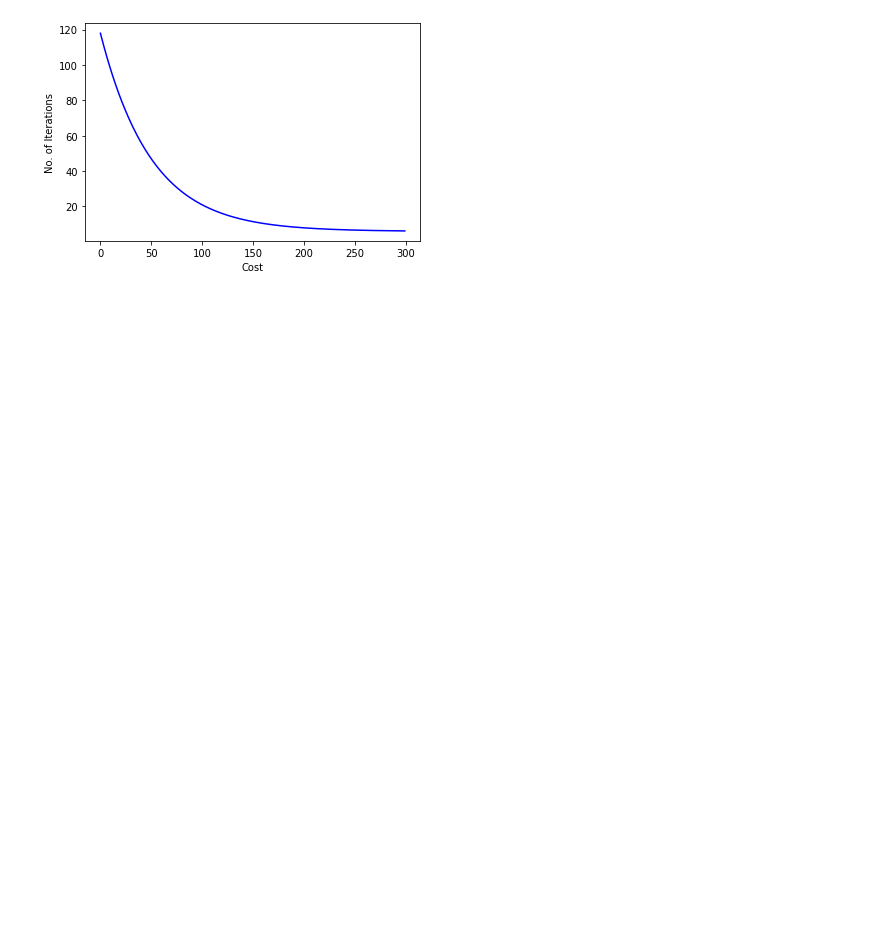
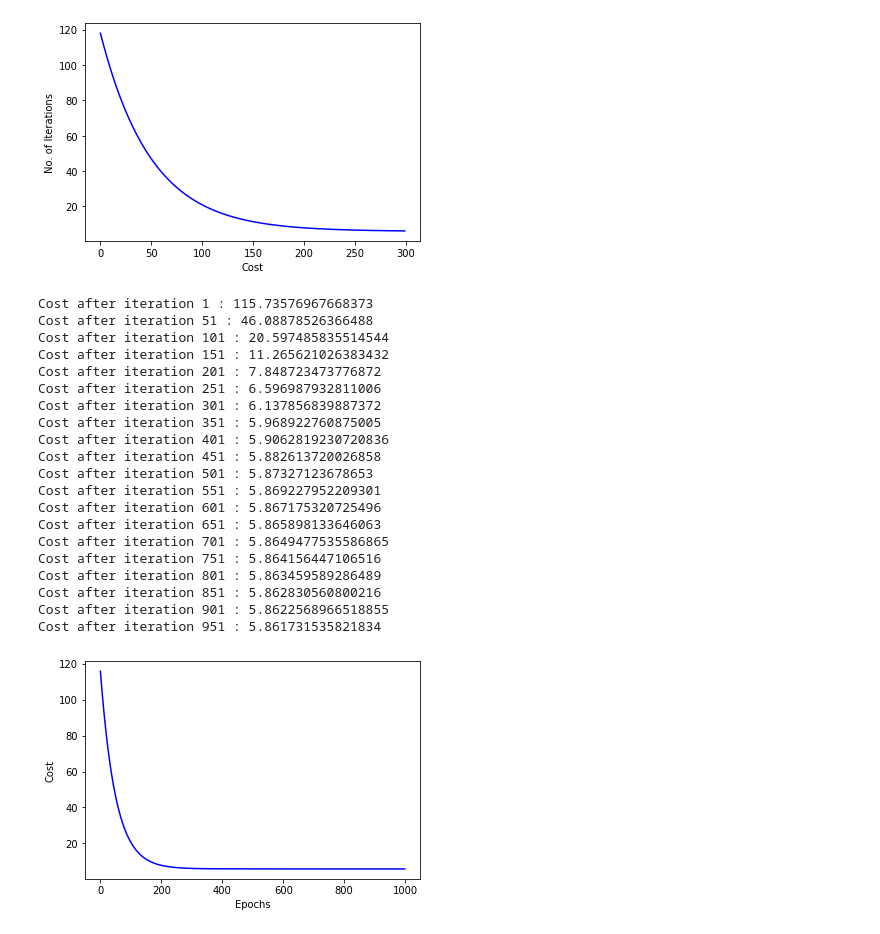
Before and after one commit to CyberKnight1803/FoDS_Assigments, a Jupyter notebook: Assignment-1/model.ipynb, the cells around one changed output. Drawn from its saved outputs; the diff is of its cells as text; code cells hidden in the pictures; blank space fills up the shorter version.

```diff
--- a/Assignment-1/model.ipynb
+++ b/Assignment-1/model.ipynb
@@ -51,3 +35,29 @@ pr = PolynomialRegression(6, 0.01, 300)
 pr.train(X_train, y_train)
 # %% [output]
 [figure]
+# %%
+from model_2 import PolynomialRegression
+pr = PolynomialRegression(6)
+pr.train(X_train, y_train)
+# %% [output]
+Cost after iteration 1 : 115.73576967668373
+Cost after iteration 51 : 46.08878526366488
+Cost after iteration 101 : 20.597485835514544
+Cost after iteration 151 : 11.265621026383432
+Cost after iteration 201 : 7.848723473776872
+Cost after iteration 251 : 6.596987932811006
+Cost after iteration 301 : 6.137856839887372
+Cost after iteration 351 : 5.968922760875005
+Cost after iteration 401 : 5.9062819230720836
+Cost after iteration 451 : 5.882613720026858
+Cost after iteration 501 : 5.87327123678653
+Cost after iteration 551 : 5.869227952209301
+Cost after iteration 601 : 5.867175320725496
+Cost after iteration 651 : 5.865898133646063
+Cost after iteration 701 : 5.8649477535586865
+Cost after iteration 751 : 5.864156447106516
+Cost after iteration 801 : 5.863459589286489
+Cost after iteration 851 : 5.862830560800216
+Cost after iteration 901 : 5.8622568966518855
+Cost after iteration 951 : 5.861731535821834
+[figure, added]
```
Also changed, not shown: parts of 8 cells of this notebook, 2 other files.
